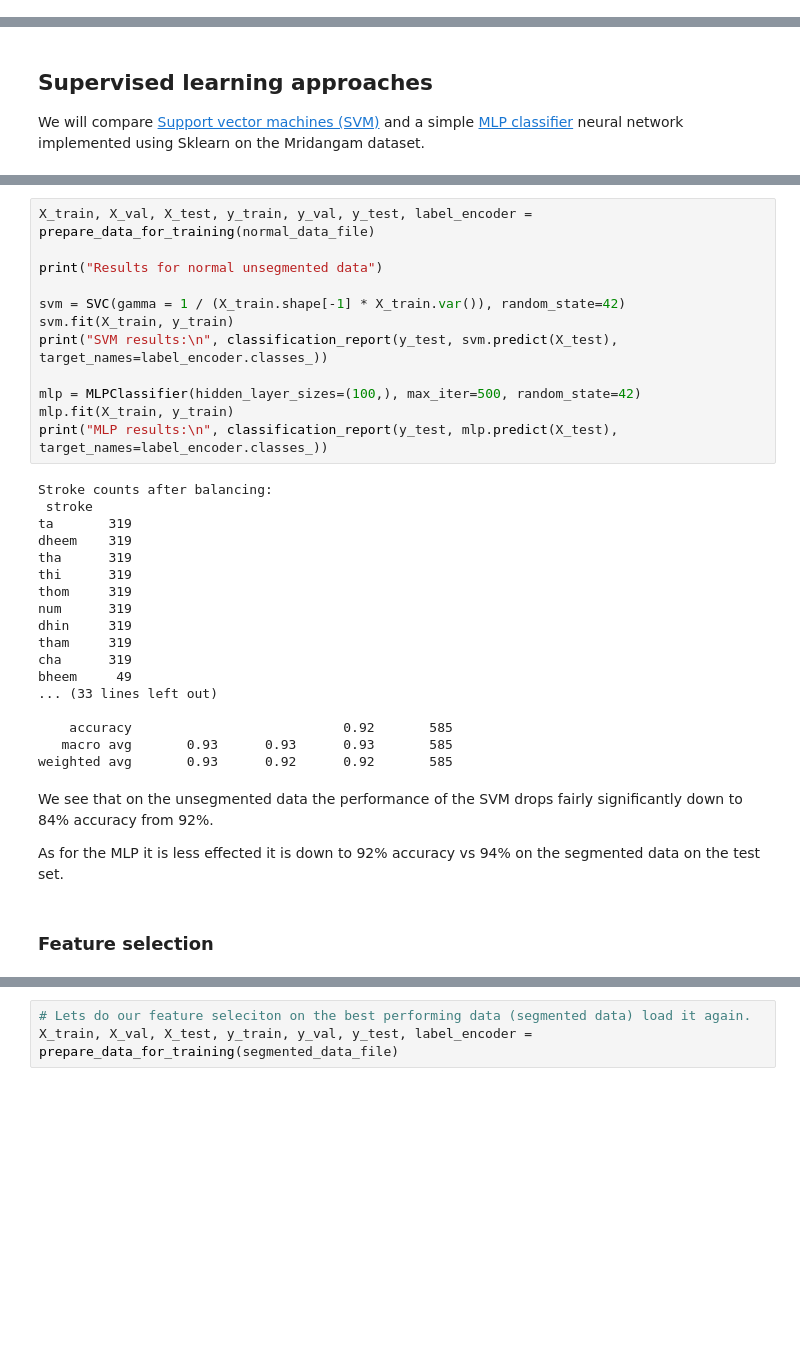
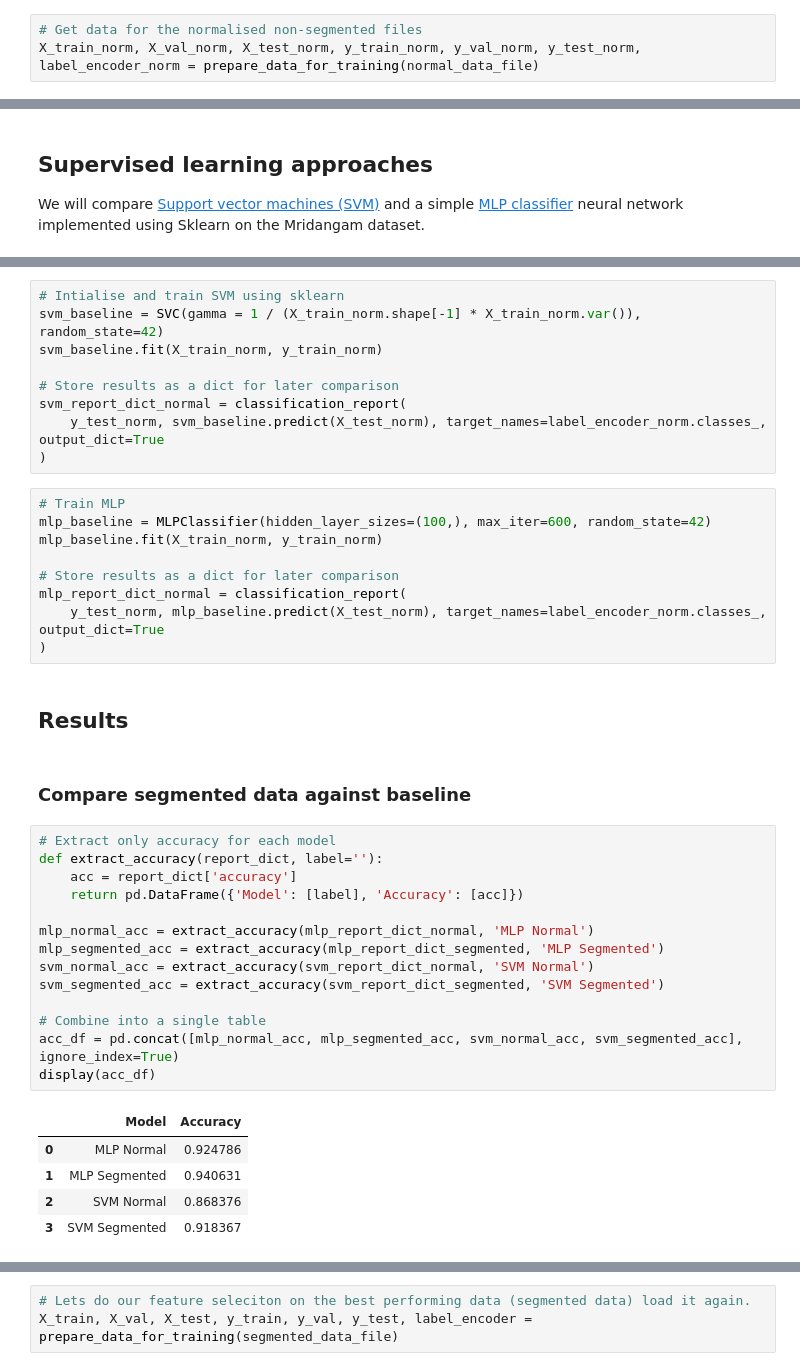
Before and after one commit to mrocamora/mir_course, a Jupyter notebook: notebooks/MIR_course-sound_classification_shallow_pipeline.ipynb, the cells around one changed output, grey strips where cells are left out. Drawn from its saved outputs; the diff is of its cells as text; blank space fills up the shorter version.

```diff
--- a/notebooks/MIR_course-sound_classification_shallow_pipeline.ipynb
+++ b/notebooks/MIR_course-sound_classification_shallow_pipeline.ipynb
@@ -533,2 +506,5 @@ Name: count, dtype: int64
 Train shape: (1884, 84) Test shape: (539, 84) Val shape: (269, 84)
 Classes: ['bheem' 'cha' 'dheem' 'dhin' 'num' 'ta' 'tha' 'tham' 'thi' 'thom']
+# %%
+# Get data for the normalised non-segmented files
+X_train_norm, X_val_norm, X_test_norm, y_train_norm, y_val_norm, y_test_norm, label_encoder_norm = prepare_data_for_training(normal_data_file)
@@ -592,36 +555,42 @@ weighted avg       0.94      0.94      0.94       539
 # %%
-X_train, X_val, X_test, y_train, y_val, y_test, label_encoder = prepare_data_for_training(normal_data_file)
+# Intialise and train SVM using sklearn
+svm_baseline = SVC(gamma = 1 / (X_train_norm.shape[-1] * X_train_norm.var()), random_state=42)
+svm_baseline.fit(X_train_norm, y_train_norm)
 
-print("Results for normal unsegmented data")
-
-svm = SVC(gamma = 1 / (X_train.shape[-1] * X_train.var()), random_state=42)
-svm.fit(X_train, y_train)
-print("SVM results:\n", classification_report(y_test, svm.predict(X_test), target_names=label_encoder.classes_))
-
-mlp = MLPClassifier(hidden_layer_sizes=(100,), max_iter=500, random_state=42)
-mlp.fit(X_train, y_train)
-print("MLP results:\n", classification_report(y_test, mlp.predict(X_test), target_names=label_encoder.classes_))
+# Store results as a dict for later comparison
+svm_report_dict_normal = classification_report(
+    y_test_norm, svm_baseline.predict(X_test_norm), target_names=label_encoder_norm.classes_, output_dict=True
+)
-# %% [output]
-Stroke counts after balancing:
- stroke
-ta       319
-dheem    319
-tha      319
-thi      319
-thom     319
-num      319
-dhin     319
-tham     319
-cha      319
-bheem     49
-... (33 lines left out)
-
-    accuracy                           0.92       585
-   macro avg       0.93      0.93      0.93       585
-weighted avg       0.93      0.92      0.92       585
-# %% [markdown]
-We see that on the unsegmented data the performance of the SVM drops fairly significantly down to 84% accuracy from 92%.
-
-As for the MLP it is less effected it is down to 92% accuracy vs 94% on the segmented data on the test set.
-# %% [markdown]
-### Feature selection
+# %%
+# Train MLP
+mlp_baseline = MLPClassifier(hidden_layer_sizes=(100,), max_iter=600, random_state=42)
+mlp_baseline.fit(X_train_norm, y_train_norm)
+
+# Store results as a dict for later comparison
+mlp_report_dict_normal = classification_report(
+    y_test_norm, mlp_baseline.predict(X_test_norm), target_names=label_encoder_norm.classes_, output_dict=True
+)
+# %% [markdown]
+## Results
+# %% [markdown]
+### Compare segmented data against baseline
+# %%
+# Extract only accuracy for each model
+def extract_accuracy(report_dict, label=''):
+    acc = report_dict['accuracy']
+    return pd.DataFrame({'Model': [label], 'Accuracy': [acc]})
+
+mlp_normal_acc = extract_accuracy(mlp_report_dict_normal, 'MLP Normal')
+mlp_segmented_acc = extract_accuracy(mlp_report_dict_segmented, 'MLP Segmented')
+svm_normal_acc = extract_accuracy(svm_report_dict_normal, 'SVM Normal')
+svm_segmented_acc = extract_accuracy(svm_report_dict_segmented, 'SVM Segmented')
+
+# Combine into a single table
+acc_df = pd.concat([mlp_normal_acc, mlp_segmented_acc, svm_normal_acc, svm_segmented_acc], ignore_index=True)
+display(acc_df)
+# %% [output]
+|  | Model | Accuracy |
+| 0 | MLP Normal | 0.924786 |
+| 1 | MLP Segmented | 0.940631 |
+| 2 | SVM Normal | 0.868376 |
+| 3 | SVM Segmented | 0.918367 |
```
Also changed, not shown: parts of 54 cells of this notebook.
